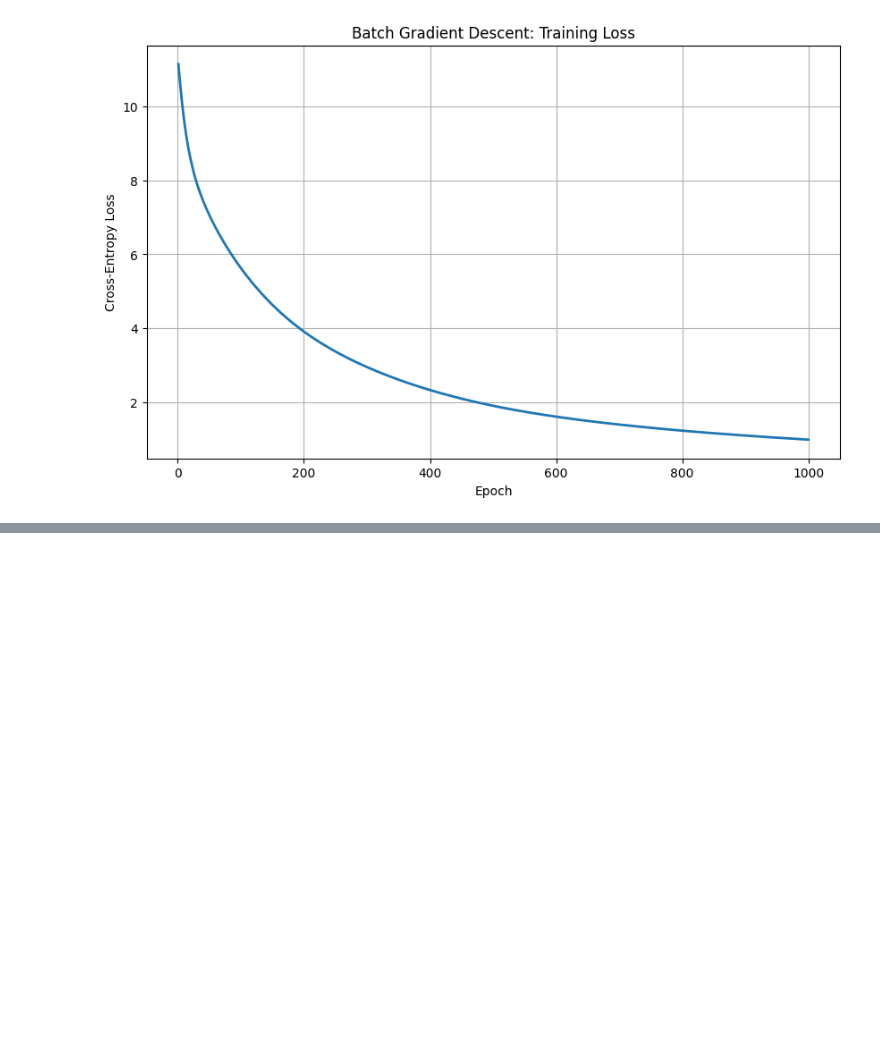
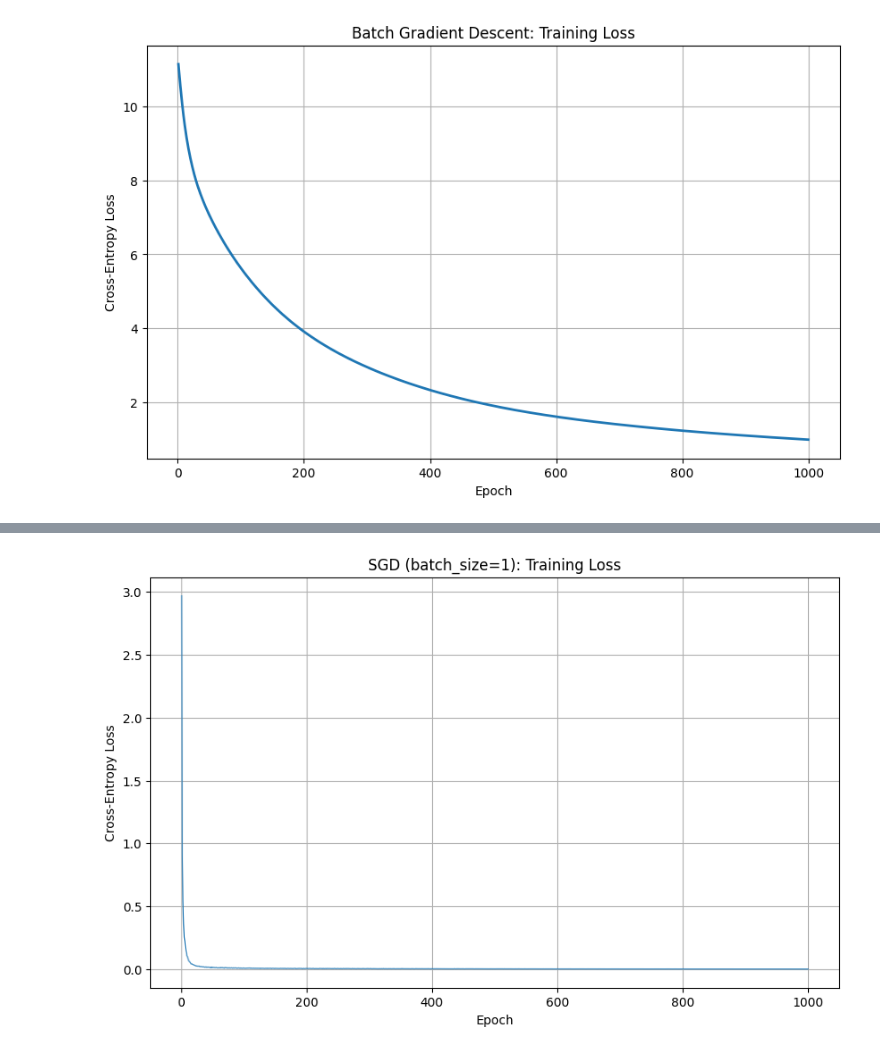
Before and after one commit to luzecode/aNLP_Assignment2, a Jupyter notebook: assignment_2/assignment_2/Plots.ipynb, the cells around one changed output, grey strips where cells are left out. Cells and saved outputs as stored; diff of their text form; code cells hidden in the pictures; blank space fills up the shorter version.

```diff
--- a/assignment_2/assignment_2/Plots.ipynb
+++ b/assignment_2/assignment_2/Plots.ipynb
@@ -137,0 +128,13 @@ Accuracy after training: 0.9930
+# %%
+model_sgd = NeuralNetwork(input_size=V, hidden_size=150, num_classes=K, seed=3)
+costs_sgd = minibatch_train(X, Y, model_sgd, train_flag=True, batch_size=1)
+
+plt.figure(figsize=(10, 6))
+plt.plot(range(1, len(costs_sgd)+1), costs_sgd, linewidth=1, alpha=0.8)
+plt.xlabel('Epoch')
+plt.ylabel('Cross-Entropy Loss')
+plt.title('SGD (batch_size=1): Training Loss')
+plt.grid(True)
+plt.savefig('sgd_loss.png', dpi=300)
+plt.show()
+# %% [output]
@@ -137,0 +153 @@ Accuracy after training: 0.9930
+[figure, added]
```
Also changed, not shown: parts of 2 cells of this notebook, 13 other files.
